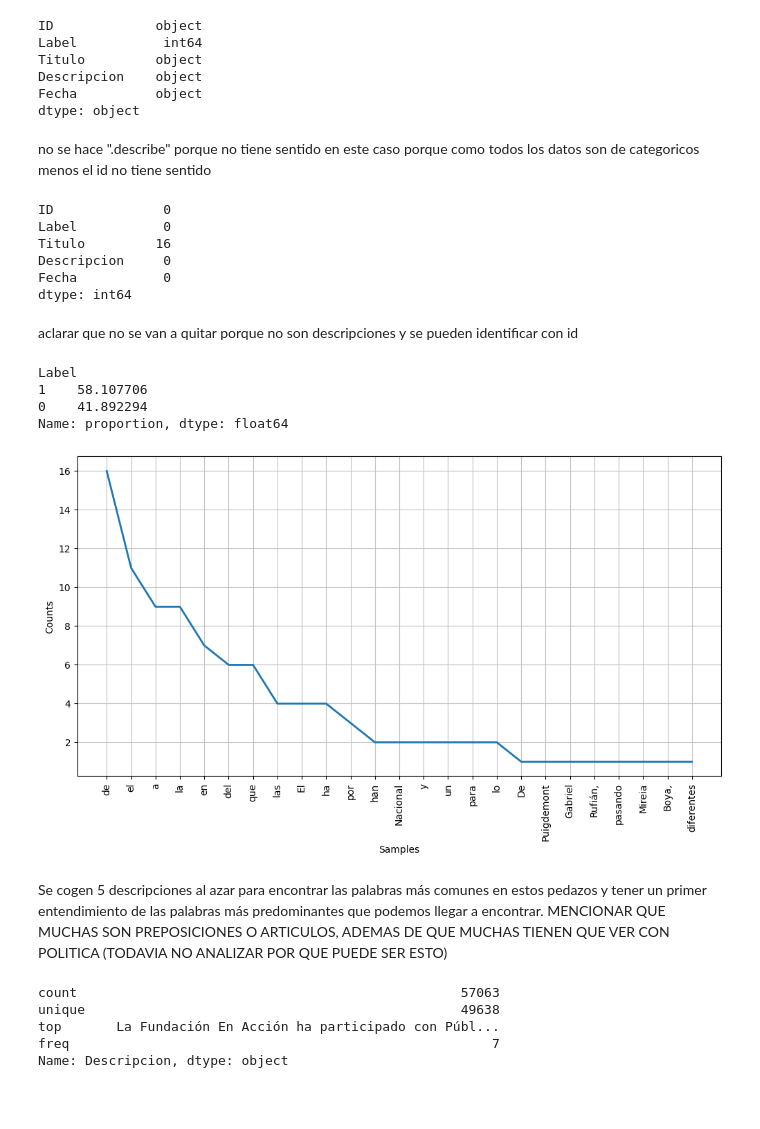
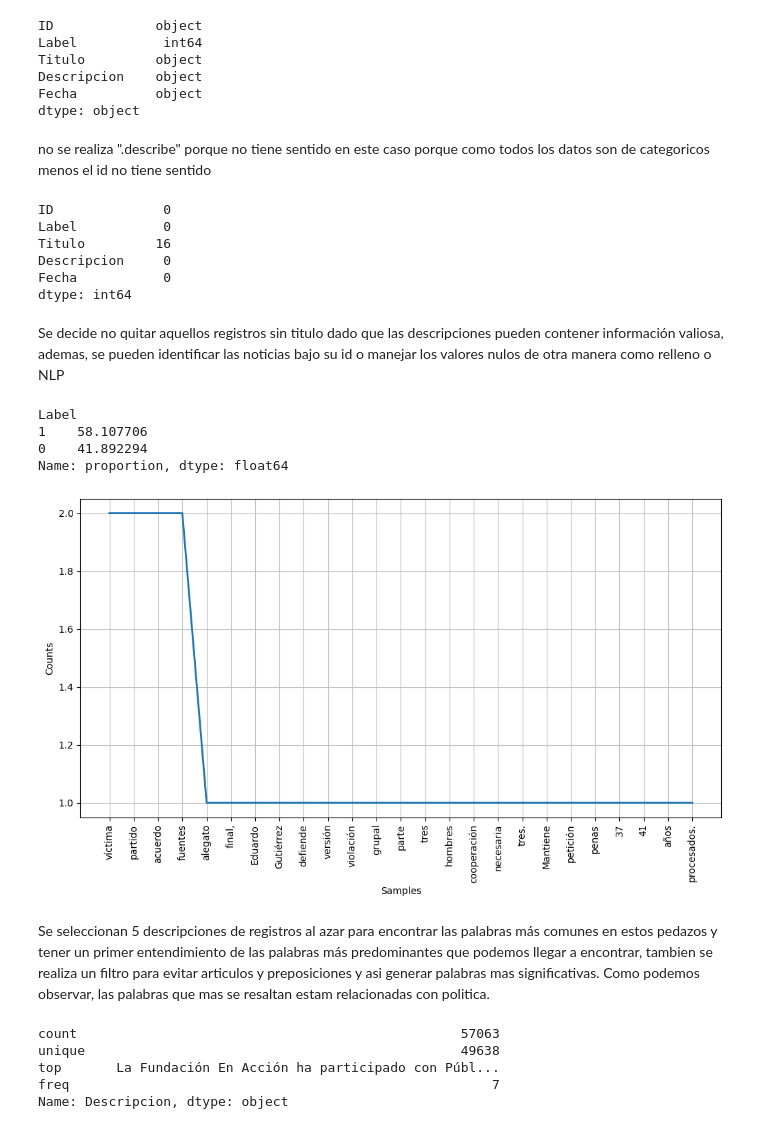
Before and after one commit to Paulina-A-V/Proyecto-1-BI, a Jupyter notebook: classification.ipynb, the cells around one changed output. Drawn from its saved outputs; the diff is of its cells as text; code cells hidden in the pictures; blank space fills up the shorter version.

```diff
--- a/classification.ipynb
+++ b/classification.ipynb
@@ -75,7 +75,7 @@ Descripcion    object
 Fecha          object
 dtype: object
 # %% [markdown]
-no se hace ".describe" porque no tiene sentido en este caso porque como todos los datos son de categoricos menos el id no tiene sentido
+no se realiza ".describe" porque no tiene sentido en este caso porque como todos los datos son de categoricos menos el id no tiene sentido
 # %%
 data.isnull().sum()
 # %% [output]
@@ -85,8 +85,8 @@ Titulo         16
 Descripcion     0
 Fecha           0
 dtype: int64
-# %% [markdown]
-aclarar que no se van a quitar porque no son descripciones y se pueden identificar con id
+# %% [markdown]
+Se decide no quitar aquellos registros sin titulo dado que las descripciones pueden contener información valiosa, ademas, se pueden identificar las noticias bajo su id o manejar los valores nulos de otra manera como relleno o NLP
 # %%
 #Saber cuantas de las noticias que tenemos son falsas. DESCRIBIR RESULTADOS
 porcentajes = data['Label'].value_counts(normalize=True) * 100
@@ -97,23 +97,33 @@ Label
 0    41.892294
 Name: proportion, dtype: float64
 # %%
-from nltk.probability import FreqDist
+""" from nltk.probability import FreqDist
 import random
 import matplotlib.pyplot as plt
 
 # Select 5 random indices within the valid range
 random_indices = random.sample(range(data.shape[0]), 5)
 text = ' '.join(data['Descripcion'][i] for i in random_indices)
 
 fdist = FreqDist(text.split())
 
 plt.figure(figsize=(12, 6))
 fdist.plot(25, cumulative=False)
+plt.show() """
+
+from nltk.corpus import stopwords
+
+stop_words = set(stopwords.words('spanish'))
+words = [word for word in text.split() if word.lower() not in stop_words]
+
+fdist = FreqDist(words)
+plt.figure(figsize=(12, 6))
+fdist.plot(25, cumulative=False)
 plt.show()
 # %% [output]
-[figure, old version]
+[figure, new version]
 # %% [markdown]
-Se cogen 5 descripciones al azar para encontrar las palabras más comunes en estos pedazos y tener un primer entendimiento de las palabras más predominantes que podemos llegar a encontrar. MENCIONAR QUE MUCHAS SON PREPOSICIONES O ARTICULOS, ADEMAS DE QUE MUCHAS TIENEN QUE VER CON POLITICA (TODAVIA NO ANALIZAR POR QUE PUEDE SER ESTO)
+Se seleccionan 5 descripciones de registros al azar para encontrar las palabras más comunes en estos pedazos y tener un primer entendimiento de las palabras más predominantes que podemos llegar a encontrar, tambien se realiza un filtro para evitar articulos y preposiciones y asi generar palabras mas significativas. Como podemos observar, las palabras que mas se resaltan estam relacionadas con politica.
 # %%
 data['Descripcion'].describe()
 # %% [output]
```
Also changed, not shown: parts of 10 cells of this notebook.
